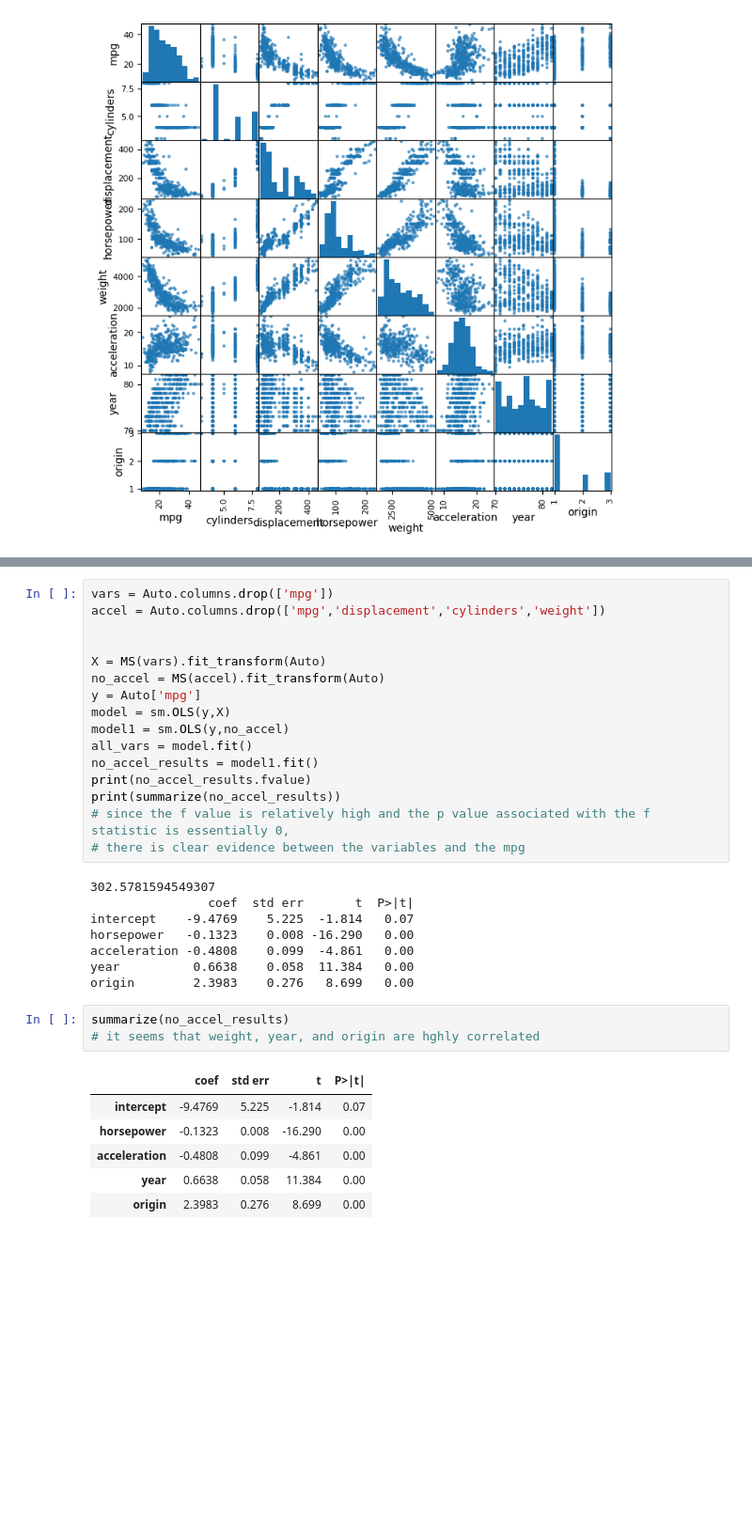
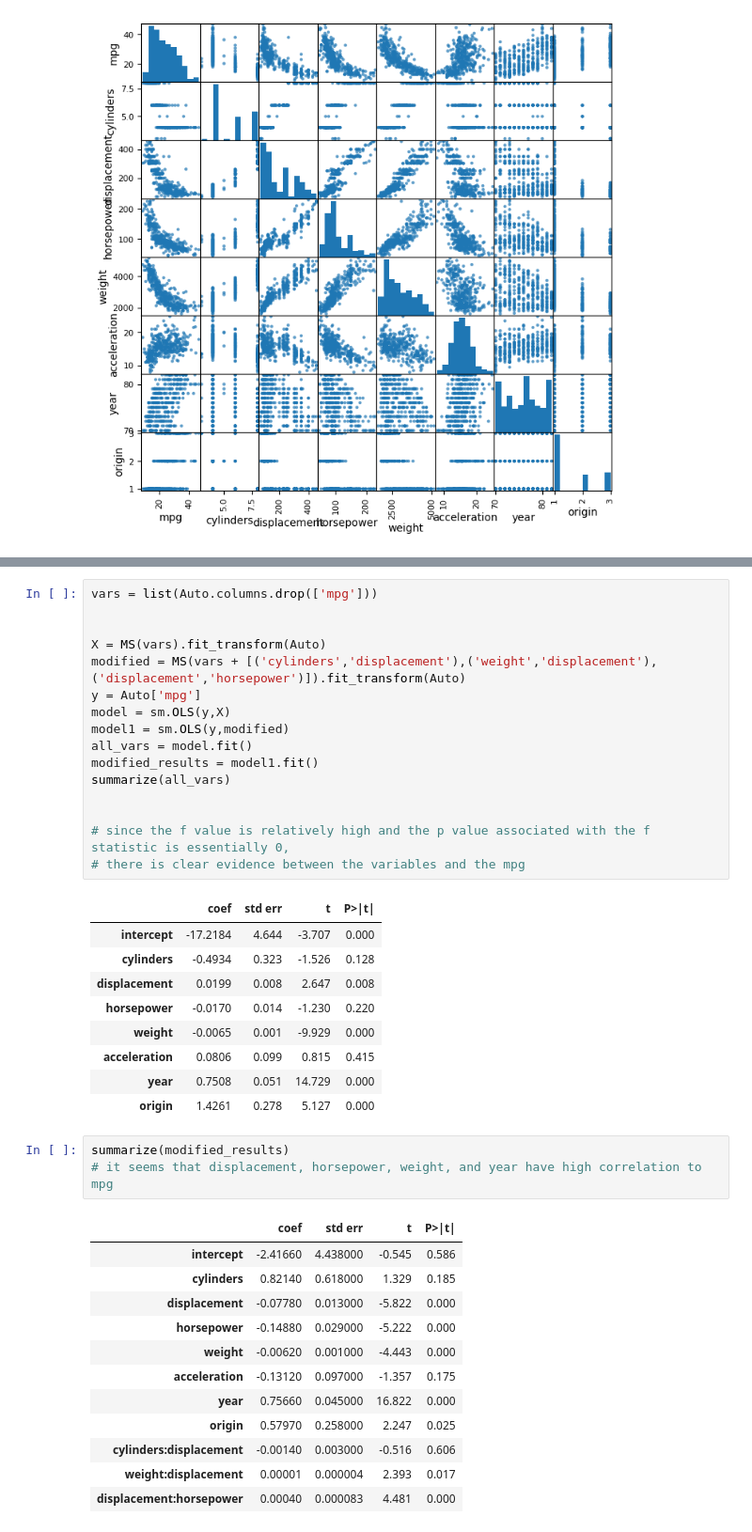
Before and after one commit to dchakrabarti1/ISLP-Labs-Chakrabarti, a Jupyter notebook: Ch03-linreg-lab.ipynb, the cells around one changed output, grey strips where cells are left out. Shown at 94% size. Saved outputs shown, nothing was run; the diff lists cells and outputs as text; blank space fills up the shorter version.

```diff
--- a/Ch03-linreg-lab.ipynb
+++ b/Ch03-linreg-lab.ipynb
@@ -804,38 +819,46 @@ Auto.corr()
 | year | 0.580541 | -0.345647 | -0.369855 | -0.416361 | -0.309120 | 0.290316 | 1.000000 | 0.181528 |
 | origin | 0.565209 | -0.568932 | -0.614535 | -0.455171 | -0.585005 | 0.212746 | 0.181528 | 1.000000 |
 # %%
-vars = Auto.columns.drop(['mpg'])
-accel = Auto.columns.drop(['mpg','displacement','cylinders','weight'])
+vars = list(Auto.columns.drop(['mpg']))
 
 
 X = MS(vars).fit_transform(Auto)
-no_accel = MS(accel).fit_transform(Auto)
+modified = MS(vars + [('cylinders','displacement'),('weight','displacement'),('displacement','horsepower')]).fit_transform(Auto)
 y = Auto['mpg']
 model = sm.OLS(y,X)
-model1 = sm.OLS(y,no_accel)
+model1 = sm.OLS(y,modified)
 all_vars = model.fit()
-no_accel_results = model1.fit()
-print(no_accel_results.fvalue)
-print(summarize(no_accel_results))
+modified_results = model1.fit()
+summarize(all_vars)
+
+
 # since the f value is relatively high and the p value associated with the f statistic is essentially 0,
 # there is clear evidence between the variables and the mpg
 # %% [output]
-302.5781594549307
-                coef  std err       t  P>|t|
-intercept    -9.4769    5.225  -1.814   0.07
-horsepower   -0.1323    0.008 -16.290   0.00
-acceleration -0.4808    0.099  -4.861   0.00
-year          0.6638    0.058  11.384   0.00
-origin        2.3983    0.276   8.699   0.00
+|  | coef | std err | t | P>|t| |
+| intercept | -17.2184 | 4.644 | -3.707 | 0.000 |
+| cylinders | -0.4934 | 0.323 | -1.526 | 0.128 |
+| displacement | 0.0199 | 0.008 | 2.647 | 0.008 |
+| horsepower | -0.0170 | 0.014 | -1.230 | 0.220 |
+| weight | -0.0065 | 0.001 | -9.929 | 0.000 |
+| acceleration | 0.0806 | 0.099 | 0.815 | 0.415 |
+| year | 0.7508 | 0.051 | 14.729 | 0.000 |
+| origin | 1.4261 | 0.278 | 5.127 | 0.000 |
 # %%
-summarize(no_accel_results)
-# it seems that weight, year, and origin are hghly correlated
+summarize(modified_results)
+# it seems that displacement, horsepower, weight, and year have high correlation to mpg
 # %% [output]
 |  | coef | std err | t | P>|t| |
-| intercept | -9.4769 | 5.225 | -1.814 | 0.07 |
-| horsepower | -0.1323 | 0.008 | -16.290 | 0.00 |
-| acceleration | -0.4808 | 0.099 | -4.861 | 0.00 |
-| year | 0.6638 | 0.058 | 11.384 | 0.00 |
-| origin | 2.3983 | 0.276 | 8.699 | 0.00 |
+| intercept | -2.41660 | 4.438000 | -0.545 | 0.586 |
+| cylinders | 0.82140 | 0.618000 | 1.329 | 0.185 |
+| displacement | -0.07780 | 0.013000 | -5.822 | 0.000 |
+| horsepower | -0.14880 | 0.029000 | -5.222 | 0.000 |
+| weight | -0.00620 | 0.001000 | -4.443 | 0.000 |
+| acceleration | -0.13120 | 0.097000 | -1.357 | 0.175 |
+| year | 0.75660 | 0.045000 | 16.822 | 0.000 |
+| origin | 0.57970 | 0.258000 | 2.247 | 0.025 |
+| cylinders:displacement | -0.00140 | 0.003000 | -0.516 | 0.606 |
+| weight:displacement | 0.00001 | 0.000004 | 2.393 | 0.017 |
+| displacement:horsepower | 0.00040 | 0.000083 | 4.481 | 0.000 |
 # %%
 print(type(all_vars))
```
Also changed, not shown: parts of 10 cells of this notebook.
